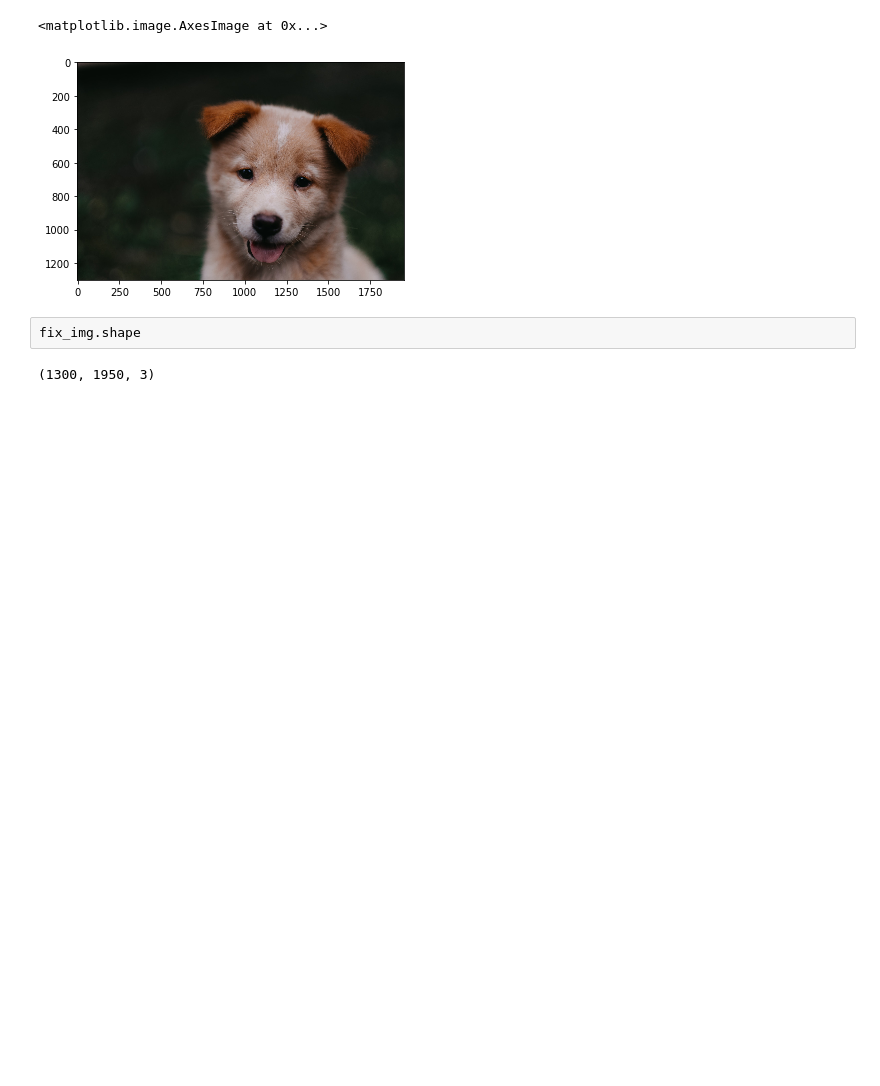
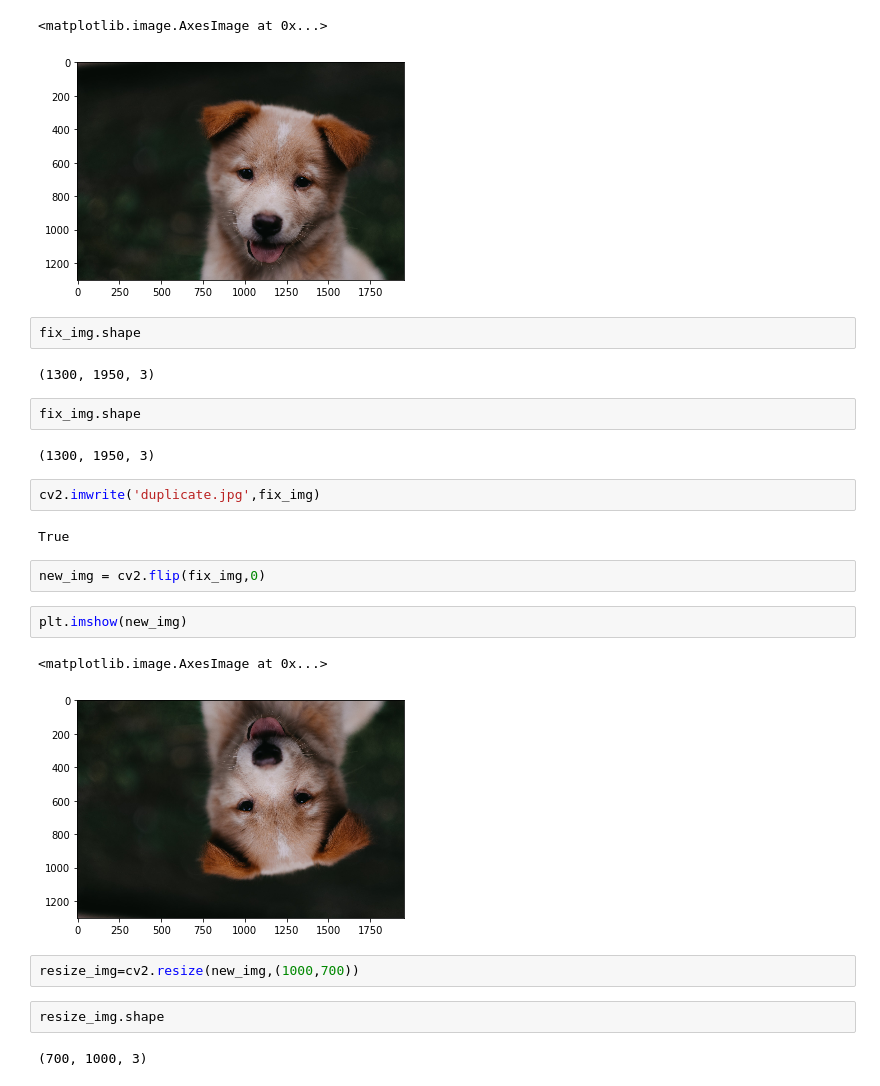
Before and after one commit to bolof2000/Object-Detector, a Jupyter notebook: OPENCV_library.ipynb, the cells around one changed output. Cells and saved outputs as stored; diff of their text form; blank space fills up the shorter version.

```diff
--- a/OPENCV_library.ipynb
+++ b/OPENCV_library.ipynb
@@ -32,3 +32,24 @@ plt.imshow(fix_img)
 fix_img.shape
 # %% [output]
 (1300, 1950, 3)
+# %%
+fix_img.shape
+# %% [output]
+(1300, 1950, 3)
+# %%
+cv2.imwrite('duplicate.jpg',fix_img)
+# %% [output]
+True
+# %%
+new_img = cv2.flip(fix_img,0)
+# %%
+plt.imshow(new_img)
+# %% [output]
+<matplotlib.image.AxesImage at 0x...>
+[figure, added]
+# %%
+resize_img=cv2.resize(new_img,(1000,700))
+# %%
+resize_img.shape
+# %% [output]
+(700, 1000, 3)
```
Also changed, not shown: parts of 1 cell of this notebook, 6 other files.
